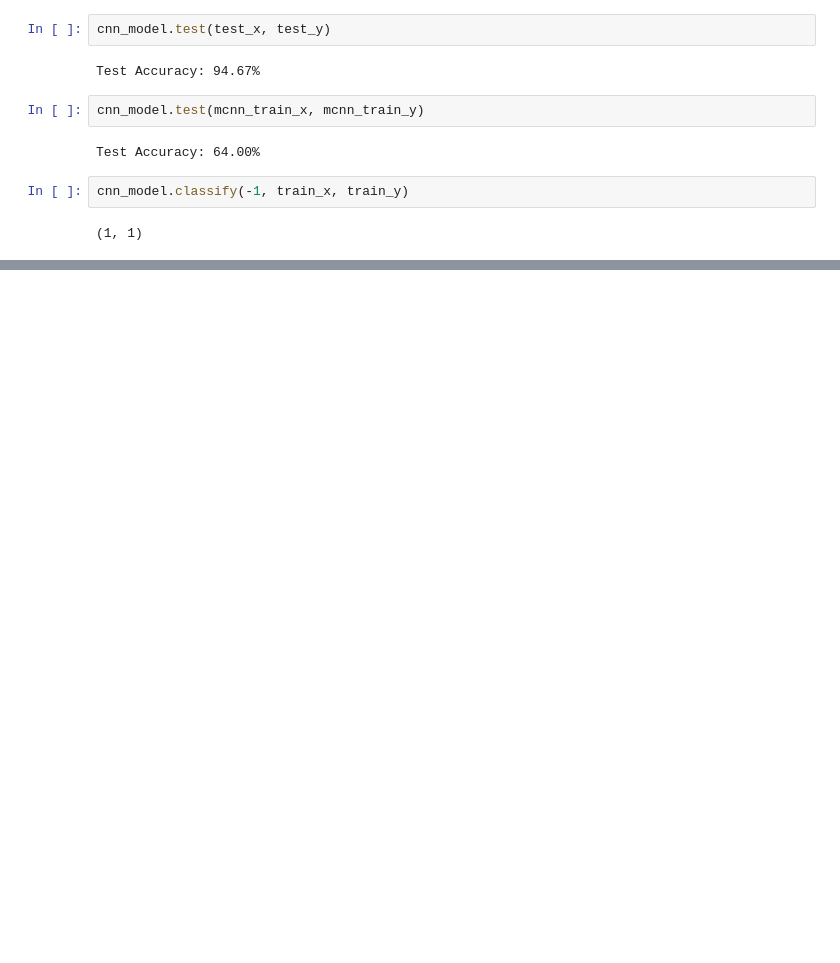
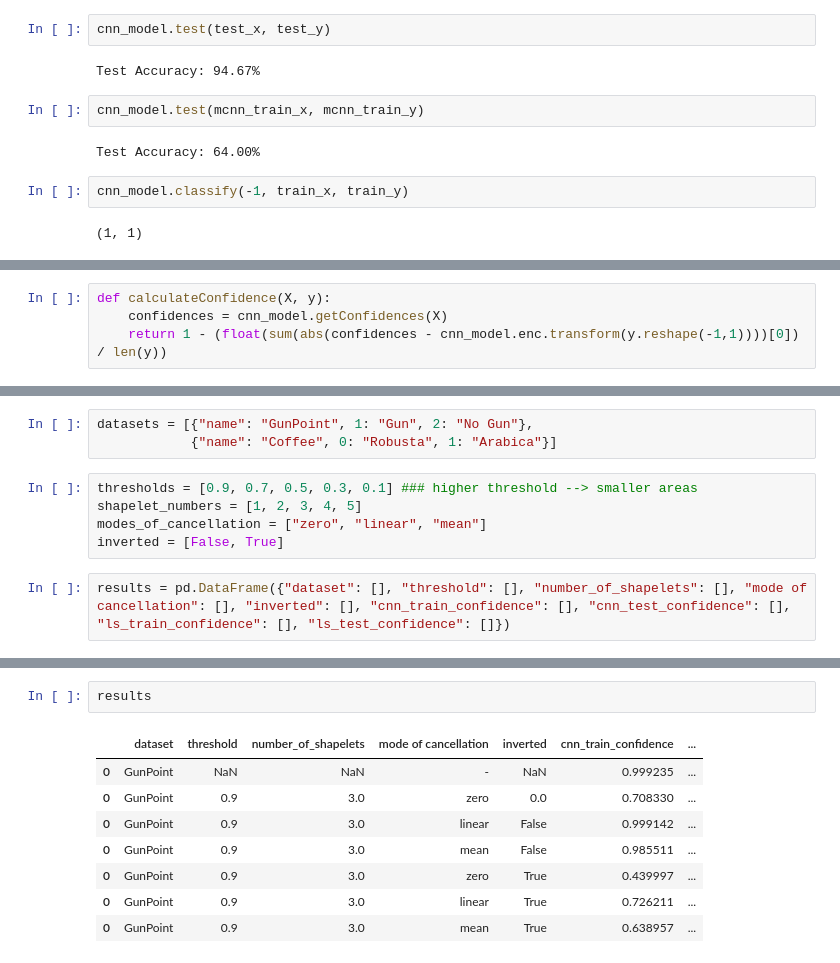
Before and after one commit to FabianWylczoch/XAI-for-Time-Series, a Jupyter notebook: SeminarNotebook.ipynb, the cells around one changed output, grey strips where cells are left out. Cells and saved outputs as stored; diff of their text form; blank space fills up the shorter version.

```diff
--- a/SeminarNotebook.ipynb
+++ b/SeminarNotebook.ipynb
@@ -369,0 +336,4 @@ array([[0., 1.],
+# %%
+def calculateConfidence(X, y):
+    confidences = cnn_model.getConfidences(X)
+    return 1 - (float(sum(abs(confidences - cnn_model.enc.transform(y.reshape(-1,1))))[0]) / len(y))
@@ -369,0 +359,10 @@ array([[0., 1.],
+# %%
+datasets = [{"name": "GunPoint", 1: "Gun", 2: "No Gun"},
+            {"name": "Coffee", 0: "Robusta", 1: "Arabica"}]
+# %%
+thresholds = [0.9, 0.7, 0.5, 0.3, 0.1] ### higher threshold --> smaller areas
+shapelet_numbers = [1, 2, 3, 4, 5]
+modes_of_cancellation = ["zero", "linear", "mean"]
+inverted = [False, True]
+# %%
+results = pd.DataFrame({"dataset": [], "threshold": [], "number_of_shapelets": [], "mode of cancellation": [], "inverted": [], "cnn_train_confidence": [], "cnn_test_confidence": [], "ls_train_confidence": [], "ls_test_confidence": []})
@@ -369,0 +455,11 @@ array([[0., 1.],
+# %%
+results
+# %% [output]
+|  | dataset | threshold | number_of_shapelets | mode of cancellation | inverted | cnn_train_confidence | ... |
+| 0 | GunPoint | NaN | NaN | - | NaN | 0.999235 | ... |
+| 0 | GunPoint | 0.9 | 3.0 | zero | 0.0 | 0.708330 | ... |
+| 0 | GunPoint | 0.9 | 3.0 | linear | False | 0.999142 | ... |
+| 0 | GunPoint | 0.9 | 3.0 | mean | False | 0.985511 | ... |
+| 0 | GunPoint | 0.9 | 3.0 | zero | True | 0.439997 | ... |
+| 0 | GunPoint | 0.9 | 3.0 | linear | True | 0.726211 | ... |
+| 0 | GunPoint | 0.9 | 3.0 | mean | True | 0.638957 | ... |
```
Also changed, not shown: parts of 10 cells of this notebook, 1 other file.
